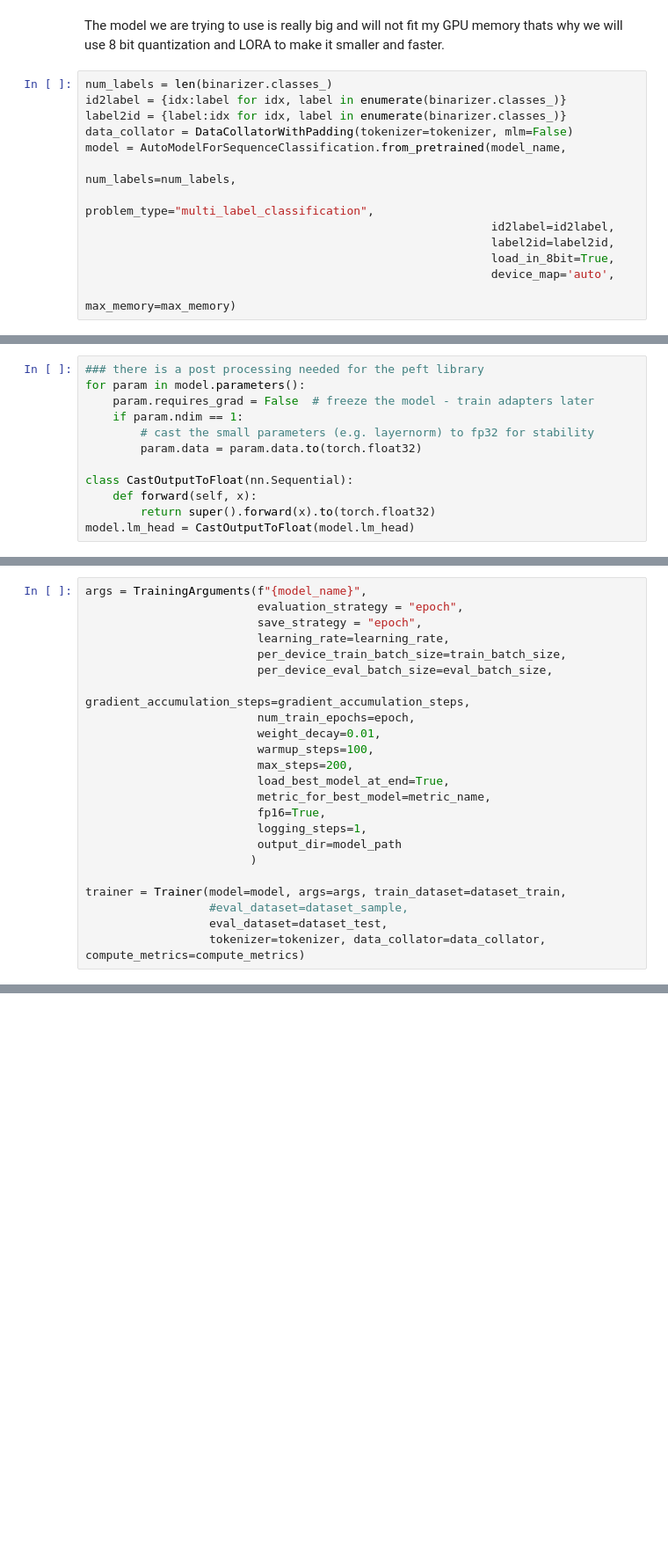
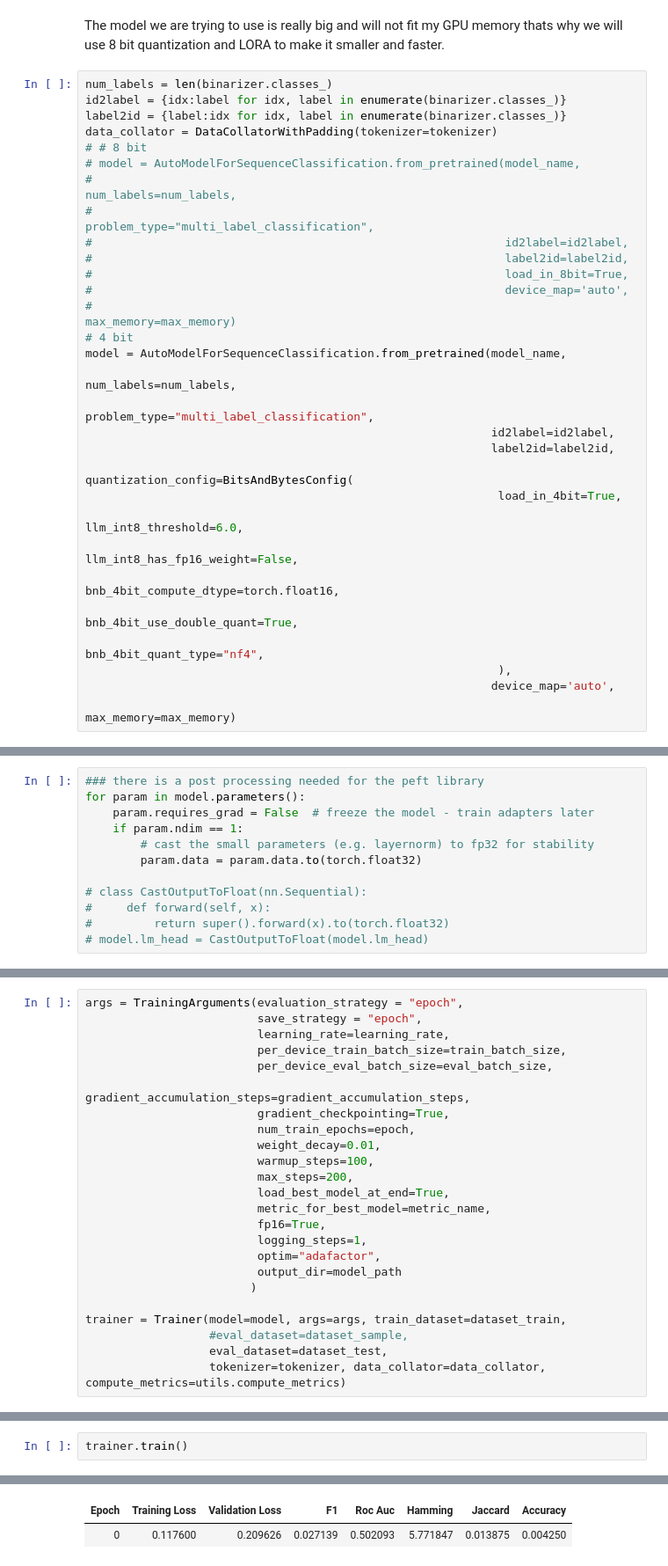
Before and after one commit to quancore/stackoverflow_lm, a Jupyter notebook: notebooks/04_llm_model.ipynb, the cells around one changed output, grey strips where cells are left out. Shown at 88% size. Saved outputs shown, nothing was run; the diff lists cells and outputs as text; blank space fills up the shorter version.

```diff
--- a/notebooks/04_llm_model.ipynb
+++ b/notebooks/04_llm_model.ipynb
@@ -121,13 +124,30 @@ The model we are trying to use is really big and will not fit my GPU memory that
 num_labels = len(binarizer.classes_)
 id2label = {idx:label for idx, label in enumerate(binarizer.classes_)}
 label2id = {label:idx for idx, label in enumerate(binarizer.classes_)}
-data_collator = DataCollatorWithPadding(tokenizer=tokenizer, mlm=False)
+data_collator = DataCollatorWithPadding(tokenizer=tokenizer)
+# # 8 bit
+# model = AutoModelForSequenceClassification.from_pretrained(model_name,
+#                                                            num_labels=num_labels,
+#                                                            problem_type="multi_label_classification",
+#                                                            id2label=id2label,
+#                                                            label2id=label2id,
+#                                                            load_in_8bit=True,
+#                                                            device_map='auto',
+#                                                             max_memory=max_memory)
+# 4 bit
 model = AutoModelForSequenceClassification.from_pretrained(model_name,
                                                            num_labels=num_labels,
                                                            problem_type="multi_label_classification",
                                                            id2label=id2label,
                                                            label2id=label2id,
-                                                           load_in_8bit=True,
+                                                           quantization_config=BitsAndBytesConfig(
+                                                            load_in_4bit=True,
+                                                            llm_int8_threshold=6.0,
+                                                            llm_int8_has_fp16_weight=False,
+                                                            bnb_4bit_compute_dtype=torch.float16,
+                                                            bnb_4bit_use_double_quant=True,
+                                                            bnb_4bit_quant_type="nf4",
+                                                            ),
                                                            device_map='auto',
                                                            max_memory=max_memory)
 # %% [output]
@@ -140,10 +161,10 @@ for param in model.parameters():
         # cast the small parameters (e.g. layernorm) to fp32 for stability
         param.data = param.data.to(torch.float32)
 
-class CastOutputToFloat(nn.Sequential):
-    def forward(self, x):
-        return super().forward(x).to(torch.float32)
-model.lm_head = CastOutputToFloat(model.lm_head)
+# class CastOutputToFloat(nn.Sequential):
+#     def forward(self, x):
+#         return super().forward(x).to(torch.float32)
+# model.lm_head = CastOutputToFloat(model.lm_head)
 # %%
 model = get_peft_model(model, config)
 print_trainable_parameters(model)
@@ -150,11 +173,11 @@ print_trainable_parameters(model)
 # %%
-args = TrainingArguments(f"{model_name}",
-                         evaluation_strategy = "epoch",
+args = TrainingArguments(evaluation_strategy = "epoch",
                          save_strategy = "epoch",
                          learning_rate=learning_rate,
                          per_device_train_batch_size=train_batch_size,
                          per_device_eval_batch_size=eval_batch_size,
                          gradient_accumulation_steps=gradient_accumulation_steps,
+                         gradient_checkpointing=True,
                          num_train_epochs=epoch,
                          weight_decay=0.01,
                          warmup_steps=100,
@@ -163,10 +186,11 @@ args = TrainingArguments(f"{model_name}",
                          metric_for_best_model=metric_name,
                          fp16=True,
                          logging_steps=1,
+                         optim="adafactor",
                          output_dir=model_path
                         )
 
 trainer = Trainer(model=model, args=args, train_dataset=dataset_train,
                   #eval_dataset=dataset_sample,
                   eval_dataset=dataset_test,
-                  tokenizer=tokenizer, data_collator=data_collator, compute_metrics=compute_metrics)
+                  tokenizer=tokenizer, data_collator=data_collator, compute_metrics=utils.compute_metrics)
@@ -172,0 +213,3 @@ trainer = Trainer(model=model, args=args, train_dataset=dataset_train,
+# %%
+trainer.train()
+# %% [output]
@@ -172,0 +219,2 @@ trainer = Trainer(model=model, args=args, train_dataset=dataset_train,
+| Epoch | Training Loss | Validation Loss | F1 | Roc Auc | Hamming | Jaccard | Accuracy |
+| 0 | 0.117600 | 0.209626 | 0.027139 | 0.502093 | 5.771847 | 0.013875 | 0.004250 |
```
Also changed, not shown: parts of 10 cells of this notebook, 4 other files.
